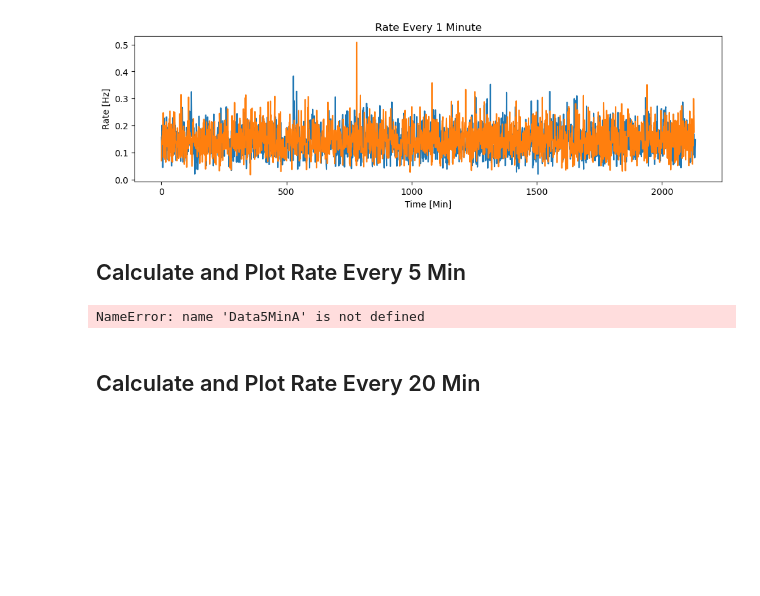
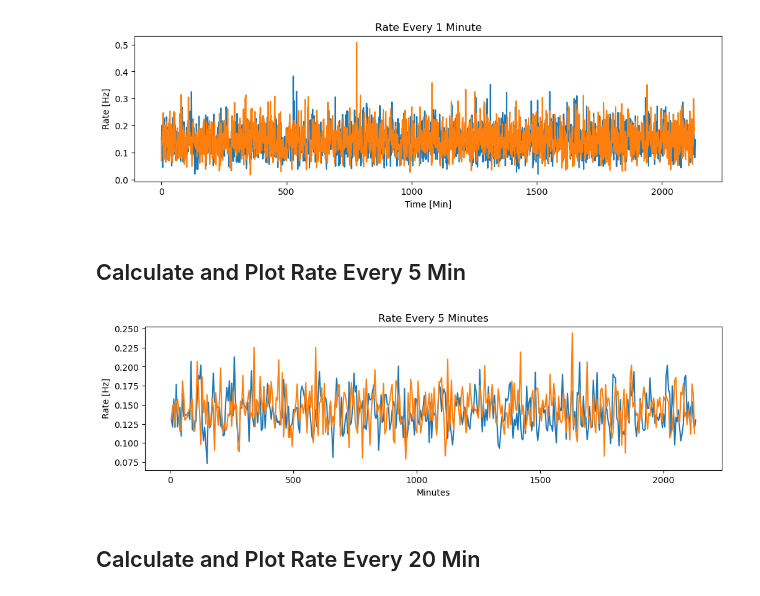
Before and after one commit to dkallenberg/Quarknet-CosmicWatch-ipynb, a Jupyter notebook: CW_Data_Analysis_2023_07_17_Both.ipynb, the cells around one changed output. Drawn from its saved outputs; the diff is of its cells as text; code cells hidden in the pictures; blank space fills up the shorter version.

```diff
--- a/CW_Data_Analysis_2023_07_17_Both.ipynb
+++ b/CW_Data_Analysis_2023_07_17_Both.ipynb
@@ -73,25 +73,29 @@ plt.ylabel("Rate [Hz]");
 ## Calculate and Plot Rate Every 5 Min
 # %%
 # Set A
+Data5MinA = Data1MinA.query('Minute % 5 == 0')
+Data5MinA = Data5MinA.loc[:,('Event','RunTime','DownTime','UpTime','Time','Minute','avgRate')]
 Data5MinA['DeltaCount'] = Data5MinA.Event - Data5MinA.Event.shift(1)
 Data5MinA['DeltaUpTime'] = Data5MinA.UpTime - Data5MinA.UpTime.shift(1)
 Data5MinA['Rate'] = Data5MinA.DeltaCount / (Data5MinA.DeltaUpTime /1000)
 
 
 #Set B
+Data5MinB = Data1MinB.query('Minute % 5 == 0')
+Data5MinB = Data5MinB.loc[:,('Event','RunTime','DownTime','UpTime','Time','Minute','avgRate')]
 Data5MinB['DeltaCount'] = Data5MinB.Event - Data5MinB.Event.shift(1)
 Data5MinB['DeltaUpTime'] = Data5MinB.UpTime - Data5MinB.UpTime.shift(1)
 Data5MinB['Rate'] = Data5MinB.DeltaCount / (Data5MinB.DeltaUpTime /1000)
 
 # Plot
 plt.figure(figsize=(12,3))
 plt.plot(Data5MinA.Minute,Data5MinA.Rate)
 plt.plot(Data5MinB.Minute,Data5MinB.Rate)
 plt.title("Rate Every 5 Minutes")
 plt.xlabel("Minutes")
 plt.ylabel("Rate [Hz]");
 # %% [output]
-NameError: name 'Data5MinA' is not defined
+[figure, added]
 # %% [markdown]
 ## Calculate and Plot Rate Every 20 Min
 # %%
```
Also changed, not shown: parts of 1 cell of this notebook.
